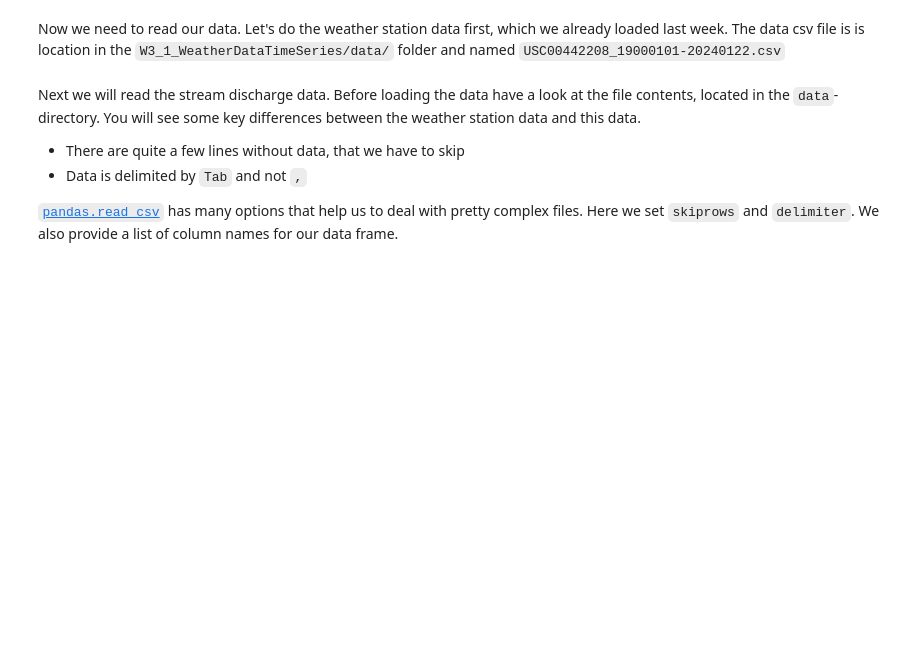
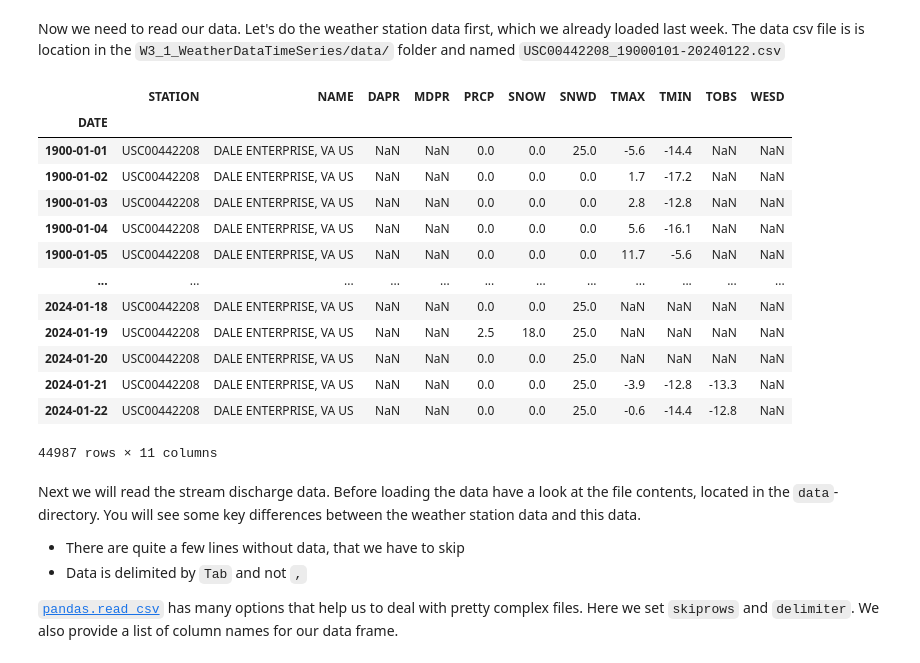
Before and after one commit to reggiewilcox/ISAT420_Code, a Jupyter notebook: W4_1_ClimateData/code/aggregatingData.ipynb, the cells around one changed output. Saved outputs shown, nothing was run; the diff lists cells and outputs as text; code cells hidden in the pictures; blank space fills up the shorter version.

```diff
--- a/W4_1_ClimateData/code/aggregatingData.ipynb
+++ b/W4_1_ClimateData/code/aggregatingData.ipynb
@@ -19,17 +19,32 @@ Now we need to read our data. Let's do the weather station data first, which we
 The data csv file is is location in the `W3_1_WeatherDataTimeSeries/data/` folder and named `USC00442208_19000101-20240122.csv`
 # %%
 # complete the line below to point to the correct weather data file
-weatherDataPath =
+weatherDataPath = '../../W3_1_WeatherDataTimeSeries/data/USC00442208_19000101-20240122.csv'
 #
 weatherData = pd.read_csv(weatherDataPath,
                     #  Make sure the dates import in datetime format. We tell pandas that this is a date and not text.
                     parse_dates = ['DATE'],
                     #  Set DATE as the index so you can subset data by time period
                     index_col = ['DATE']
                       )
 
 
 weatherData
+# %% [output]
+|  | STATION | NAME | DAPR | MDPR | PRCP | SNOW | SNWD | TMAX | TMIN | TOBS | WESD |
+| DATE |  |  |  |  |  |  |  |  |  |  |  |
+| 1900-01-01 | USC00442208 | DALE ENTERPRISE, VA US | NaN | NaN | 0.0 | 0.0 | 25.0 | -5.6 | -14.4 | NaN | NaN |
+| 1900-01-02 | USC00442208 | DALE ENTERPRISE, VA US | NaN | NaN | 0.0 | 0.0 | 0.0 | 1.7 | -17.2 | NaN | NaN |
+| 1900-01-03 | USC00442208 | DALE ENTERPRISE, VA US | NaN | NaN | 0.0 | 0.0 | 0.0 | 2.8 | -12.8 | NaN | NaN |
+| 1900-01-04 | USC00442208 | DALE ENTERPRISE, VA US | NaN | NaN | 0.0 | 0.0 | 0.0 | 5.6 | -16.1 | NaN | NaN |
+| 1900-01-05 | USC00442208 | DALE ENTERPRISE, VA US | NaN | NaN | 0.0 | 0.0 | 0.0 | 11.7 | -5.6 | NaN | NaN |
+| ... | ... | ... | ... | ... | ... | ... | ... | ... | ... | ... | ... |
+| 2024-01-18 | USC00442208 | DALE ENTERPRISE, VA US | NaN | NaN | 0.0 | 0.0 | 25.0 | NaN | NaN | NaN | NaN |
+| 2024-01-19 | USC00442208 | DALE ENTERPRISE, VA US | NaN | NaN | 2.5 | 18.0 | 25.0 | NaN | NaN | NaN | NaN |
+| 2024-01-20 | USC00442208 | DALE ENTERPRISE, VA US | NaN | NaN | 0.0 | 0.0 | 25.0 | NaN | NaN | NaN | NaN |
+| 2024-01-21 | USC00442208 | DALE ENTERPRISE, VA US | NaN | NaN | 0.0 | 0.0 | 25.0 | -3.9 | -12.8 | -13.3 | NaN |
+| 2024-01-22 | USC00442208 | DALE ENTERPRISE, VA US | NaN | NaN | 0.0 | 0.0 | 25.0 | -0.6 | -14.4 | -12.8 | NaN |
+44987 rows × 11 columns
 # %% [markdown]
 Next we will read the stream discharge data. Before loading the data have a look at the file contents, located in the `data`-directory. You will see some key differences between the weather station data and this data.
 
```
Also changed, not shown: parts of 6 cells of this notebook, 1 other file.
